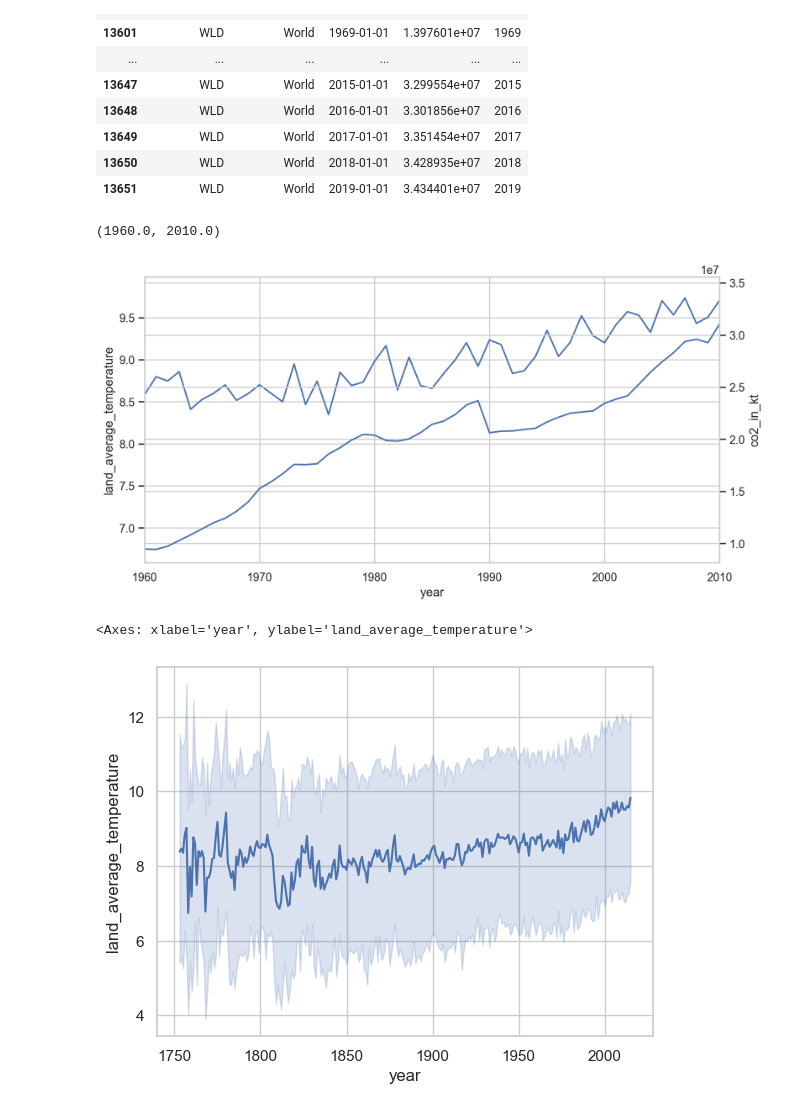
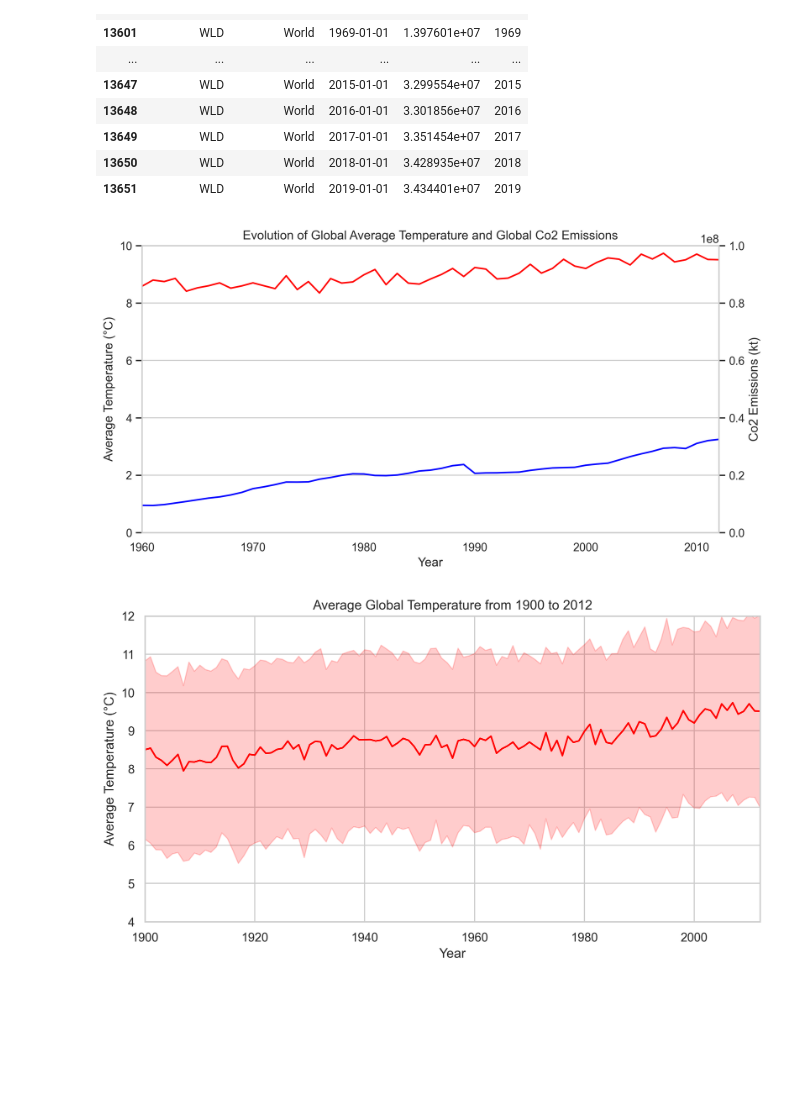
Before and after one commit to PatrickSchuetten/Climate_Change_Data_Exploration, a Jupyter notebook: notebooks/Question1.ipynb, the cells around one changed output. Saved outputs shown, nothing was run; the diff lists cells and outputs as text; code cells hidden in the pictures; blank space fills up the shorter version.

```diff
--- a/notebooks/Question1.ipynb
+++ b/notebooks/Question1.ipynb
@@ -169,18 +185,34 @@ co2_global
 | 13650 | WLD | World | 2018-01-01 | 3.428935e+07 | 2018 |
 | 13651 | WLD | World | 2019-01-01 | 3.434401e+07 | 2019 |
 # %%
-fig,ax = plt.subplots(figsize=(10,5), dpi=200)
-sns.set(style="whitegrid")
-ax1 = sns.lineplot(temp_global_pivot, y='land_average_temperature', x='year')
+fig,ax = plt.subplots(figsize=(10,5), dpi=300)
+
+ax.grid(False)
+ax1 = sns.lineplot(temp_global_pivot, y='land_average_temperature', x='year', color='red')
 ax2 = ax1.twinx()
-sns.lineplot(data=co2_global, y='co2_in_kt', x='year', ax=ax2)
-plt.xlim(1960, 2010)
-#plt.ylim(4, 12)
+sns.lineplot(data=co2_global, y='co2_in_kt', x='year', ax=ax2, color='blue')
+plt.xlim(1960, 2012)
+ax.set_xlabel('Year')
+ax1.set_ylabel('Average Temperature (°C)')
+ax2.set_ylabel('Co2 Emissions (kt)')
+ax1.set_ylim(0, 10)
+ax2.set_ylim(0, 100000000)
+ax.set_title('Evolution of Global Average Temperature and Global Co2 Emissions')
+#lines, labels = ax1.get_legend_handles_labels()
+#lines2, labels2 = ax2.get_legend_handles_labels()
+#ax2.legend(lines + lines2, labels + labels2, loc='upper right')
+plt.savefig('../resources/pictures/Global Average Temperature vs Global Co2 Emission.png', format='png')
+plt.show()
 # %% [output]
-(1960.0, 2010.0)
-[figure, old version]
+[figure, new version]
 # %%
-sns.lineplot(temp_global, y='land_average_temperature', x='year')
+fig,ax = plt.subplots(figsize=(10,5), dpi=300)
+sns.lineplot(temp_global, y='land_average_temperature', x='year', color='red')
+plt.xlim(1900, 2012)
+plt.ylim(4, 12)
+ax.set_ylabel('Average Temperature (°C)')
+ax.set_xlabel('Year')
+ax.set_title('Average Global Temperature from 1900 to 2012')
+plt.savefig('../resources/pictures/Average Global Temperature from 1900 to 2012.png', format='png')
 # %% [output]
-<Axes: xlabel='year', ylabel='land_average_temperature'>
-[figure, old version]
+[figure, new version]
```
Also changed, not shown: parts of 3 cells of this notebook, 1 other file.
